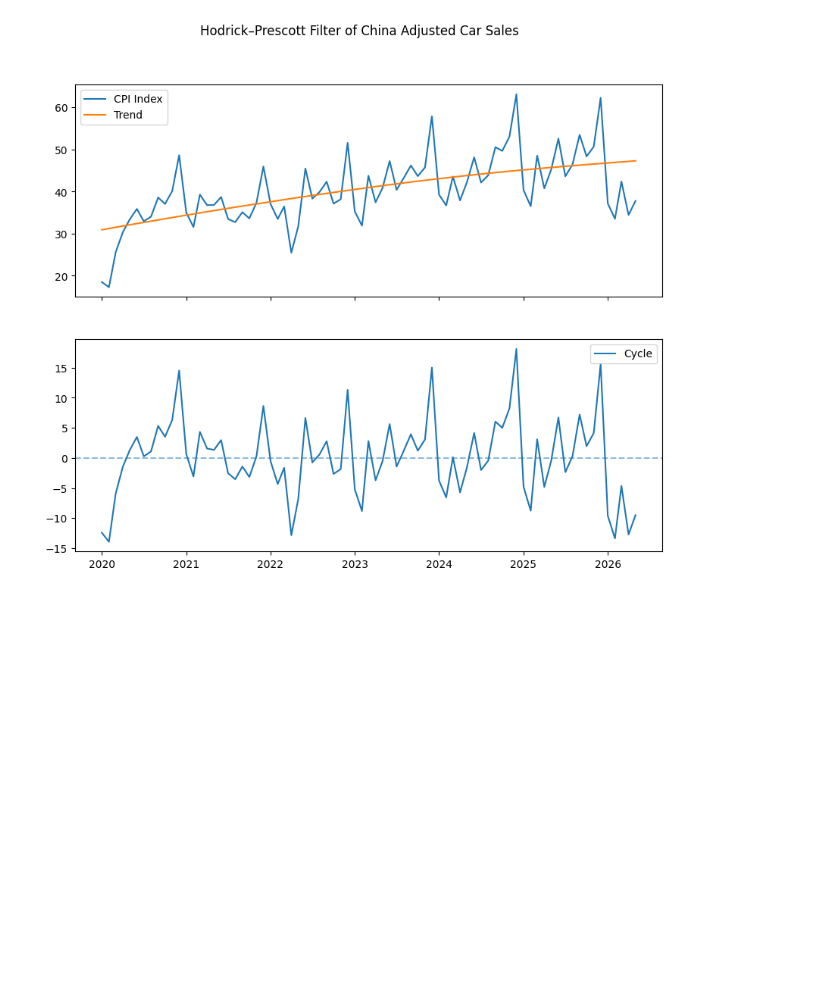
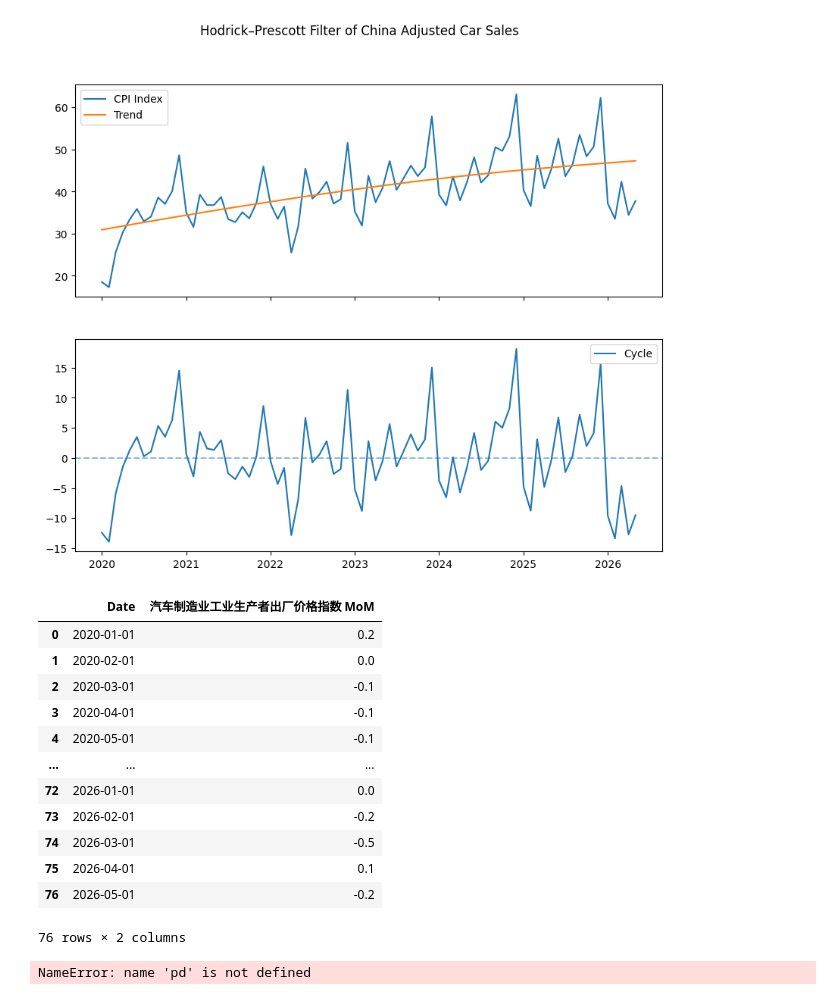
Before and after one commit to FlyingCuteCats/Freetime-Projects, a Jupyter notebook: China Retail Sales/Process.ipynb, the cells around one changed output. Saved outputs shown, nothing was run; the diff lists cells and outputs as text; code cells hidden in the pictures; blank space fills up the shorter version.

```diff
--- a/China Retail Sales/Process.ipynb
+++ b/China Retail Sales/Process.ipynb
@@ -486,3 +486,30 @@ STL_charts(cncarcpi['Adjusted Car Sales (100M RMB)'], title='China Adjusted Car
 HP_chart(cncarcpi['Adjusted Car Sales (100M RMB)'], title="China Adjusted Car Sales")
 # %% [output]
 [figure]
+# %%
+car_ppi_output_yoy = pd.read_csv("CN PPI Output By Industry YoY (%).csv")
+car_ppi_output_yoy = car_ppi_output_yoy[['Date', '汽车制造业工业生产者出厂价格指数 YoY']].dropna()
+car_ppi_output_mom = pd.read_csv("CN PPI Output By Industry MoM (%).csv").reset_index()
+car_ppi_output_mom = car_ppi_output_mom[['Date', '汽车制造业工业生产者出厂价格指数 MoM']].dropna()
+#car_ppi_output = car_ppi_output_yoy.join(car_ppi_output_mom, on='Date', how='outer')
+car_ppi_output_mom
+#car_ppi_output
+# %% [output]
+|  | Date | 汽车制造业工业生产者出厂价格指数 MoM |
+| 0 | 2020-01-01 | 0.2 |
+| 1 | 2020-02-01 | 0.0 |
+| 2 | 2020-03-01 | -0.1 |
+| 3 | 2020-04-01 | -0.1 |
+| 4 | 2020-05-01 | -0.1 |
+| ... | ... | ... |
+| 72 | 2026-01-01 | 0.0 |
+| 73 | 2026-02-01 | -0.2 |
+| 74 | 2026-03-01 | -0.5 |
+| 75 | 2026-04-01 | 0.1 |
+| 76 | 2026-05-01 | -0.2 |
+76 rows × 2 columns
+# %%
+from indexise import indexise
+car_ppi_output_index = indexise(indexise)
+# %% [output]
+NameError: name 'pd' is not defined
```
Also changed, not shown: 3 other files.
